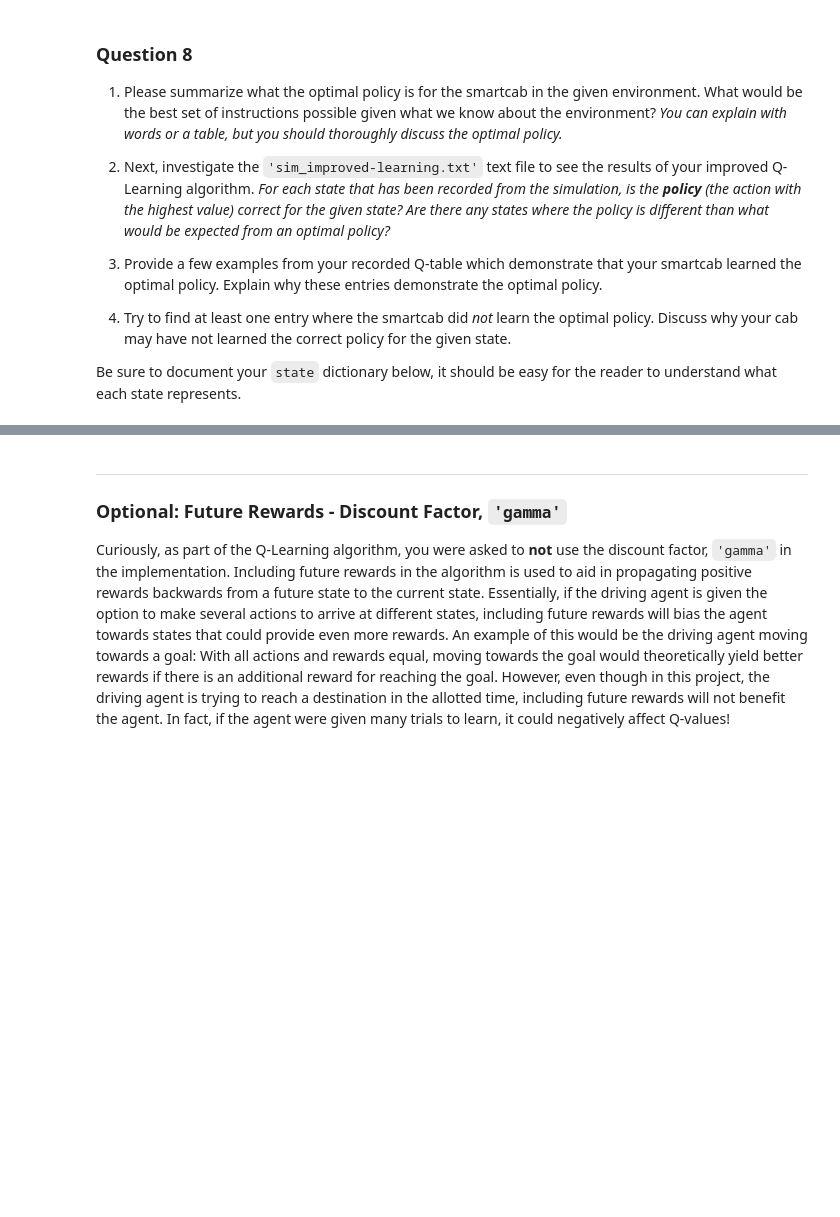
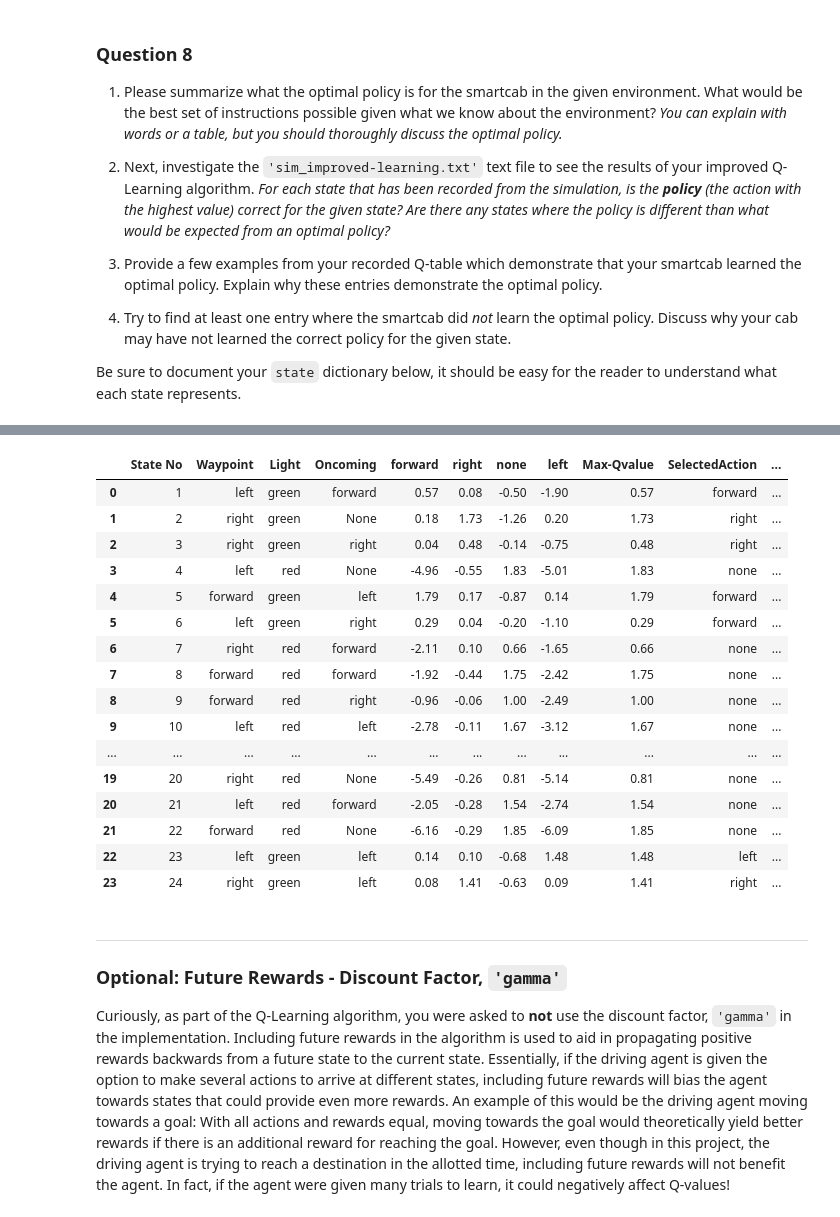
Before and after one commit to manas-mukherjee/MLTools, a Jupyter notebook: src/mlnd-projects/ReinforcementLearning/smartcab/smartcab.ipynb, the cells around one changed output, grey strips where cells are left out. Cells and saved outputs as stored; diff of their text form; code cells hidden in the pictures; blank space fills up the shorter version.

Commit message:
ReinforcementLearning(SmartCab) - Optimized_Learning_completed_firstcheckin

```diff
--- a/src/mlnd-projects/ReinforcementLearning/smartcab/smartcab.ipynb
+++ b/src/mlnd-projects/ReinforcementLearning/smartcab/smartcab.ipynb
@@ -382,3 +424,24 @@ Be sure to document your `state` dictionary below, it should be easy for the rea
+# %%
+data = pd.read_csv("logs/sim_improved-learning-qtable.csv")
+display(data)
+# %% [output]
+|  | State No | Waypoint | Light | Oncoming | forward | right | none | left | Max-Qvalue | SelectedAction | ... |
+| 0 | 1 | left | green | forward | 0.57 | 0.08 | -0.50 | -1.90 | 0.57 | forward | ... |
+| 1 | 2 | right | green | None | 0.18 | 1.73 | -1.26 | 0.20 | 1.73 | right | ... |
+| 2 | 3 | right | green | right | 0.04 | 0.48 | -0.14 | -0.75 | 0.48 | right | ... |
+| 3 | 4 | left | red | None | -4.96 | -0.55 | 1.83 | -5.01 | 1.83 | none | ... |
+| 4 | 5 | forward | green | left | 1.79 | 0.17 | -0.87 | 0.14 | 1.79 | forward | ... |
+| 5 | 6 | left | green | right | 0.29 | 0.04 | -0.20 | -1.10 | 0.29 | forward | ... |
+| 6 | 7 | right | red | forward | -2.11 | 0.10 | 0.66 | -1.65 | 0.66 | none | ... |
+| 7 | 8 | forward | red | forward | -1.92 | -0.44 | 1.75 | -2.42 | 1.75 | none | ... |
+| 8 | 9 | forward | red | right | -0.96 | -0.06 | 1.00 | -2.49 | 1.00 | none | ... |
+| 9 | 10 | left | red | left | -2.78 | -0.11 | 1.67 | -3.12 | 1.67 | none | ... |
+| ... | ... | ... | ... | ... | ... | ... | ... | ... | ... | ... | ... |
+| 19 | 20 | right | red | None | -5.49 | -0.26 | 0.81 | -5.14 | 0.81 | none | ... |
+| 20 | 21 | left | red | forward | -2.05 | -0.28 | 1.54 | -2.74 | 1.54 | none | ... |
+| 21 | 22 | forward | red | None | -6.16 | -0.29 | 1.85 | -6.09 | 1.85 | none | ... |
+| 22 | 23 | left | green | left | 0.14 | 0.10 | -0.68 | 1.48 | 1.48 | left | ... |
+| 23 | 24 | right | green | left | 0.08 | 1.41 | -0.63 | 0.09 | 1.41 | right | ... |
 # %% [markdown]
 -----
 ### Optional: Future Rewards - Discount Factor, `'gamma'`
```
Also changed, not shown: parts of 9 cells of this notebook, 6 other files.
